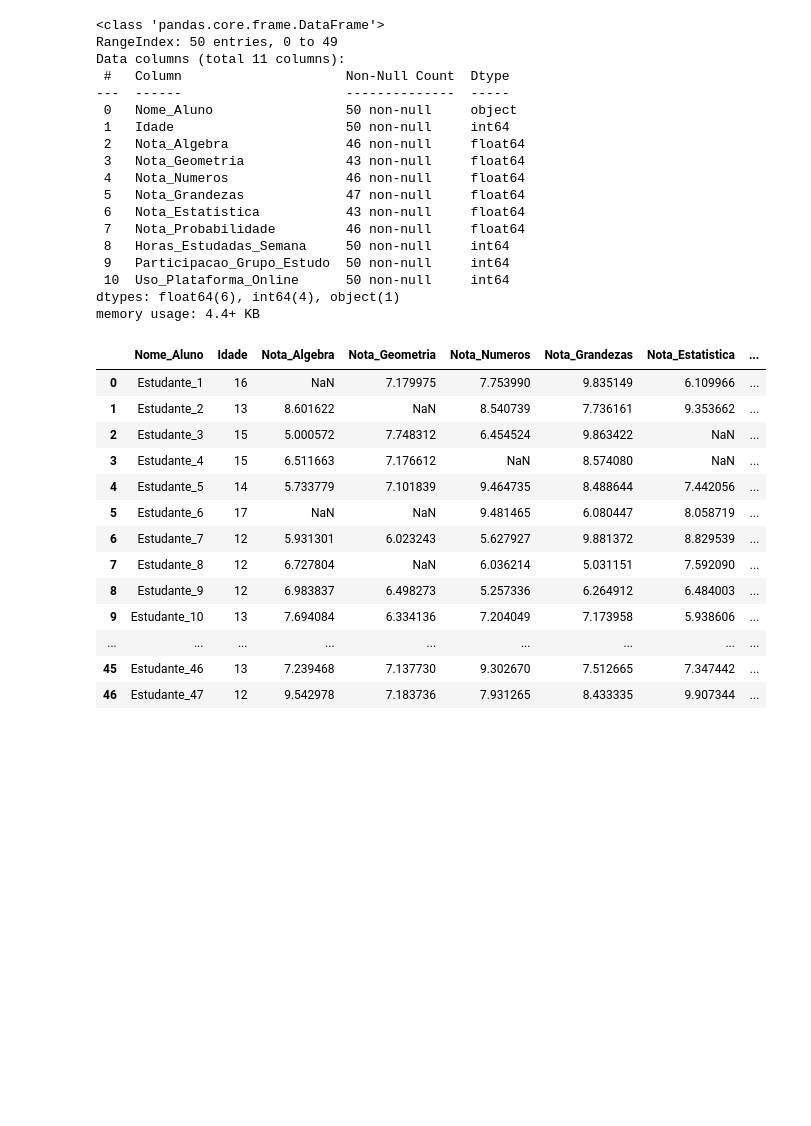
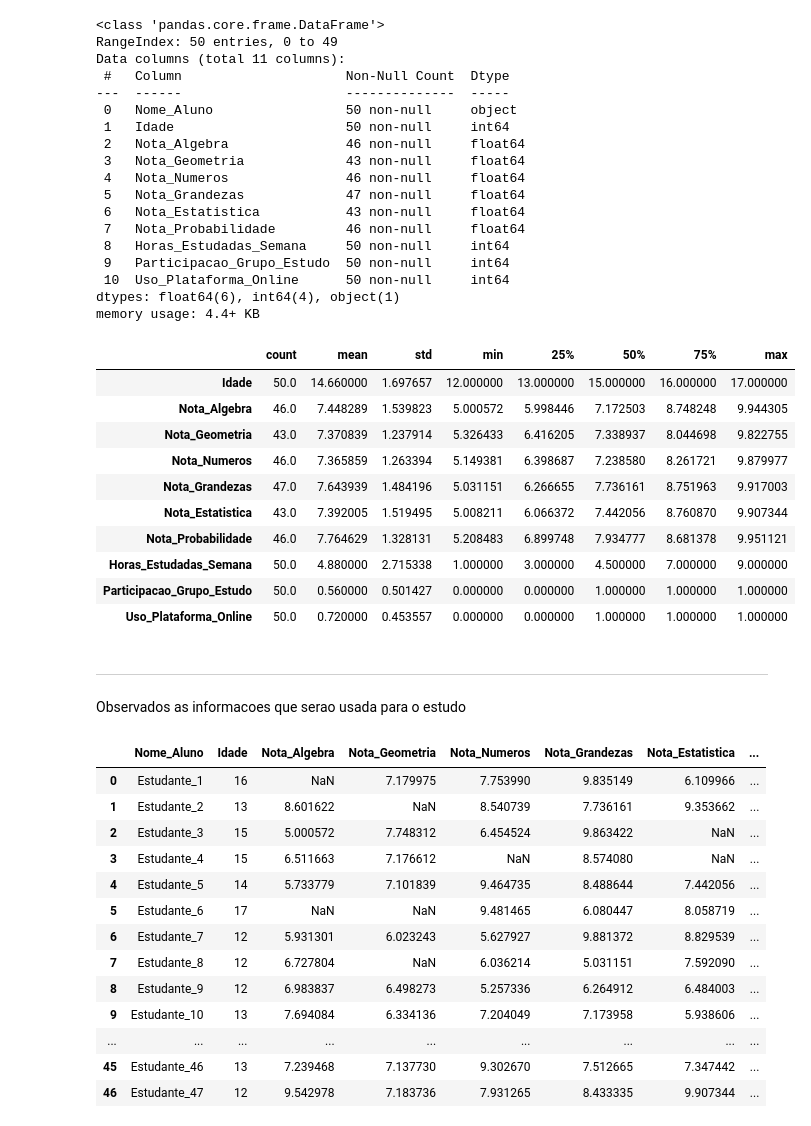
Before and after one commit to thiago-laza/pandas-alura, a Jupyter notebook: c1_conhecendo_a_biblioteca/estudo/estudo01.ipynb, the cells around one changed output. Cells and saved outputs as stored; diff of their text form; code cells hidden in the pictures; blank space fills up the shorter version.

```diff
--- a/c1_conhecendo_a_biblioteca/estudo/estudo01.ipynb
+++ b/c1_conhecendo_a_biblioteca/estudo/estudo01.ipynb
@@ -54,6 +60,24 @@ Data columns (total 11 columns):
  10  Uso_Plataforma_Online      50 non-null     int64
 dtypes: float64(6), int64(4), object(1)
 memory usage: 4.4+ KB
+# %%
+dados.describe().T
+# %% [output]
+|  | count | mean | std | min | 25% | 50% | 75% | max |
+| Idade | 50.0 | 14.660000 | 1.697657 | 12.000000 | 13.000000 | 15.000000 | 16.000000 | 17.000000 |
+| Nota_Algebra | 46.0 | 7.448289 | 1.539823 | 5.000572 | 5.998446 | 7.172503 | 8.748248 | 9.944305 |
+| Nota_Geometria | 43.0 | 7.370839 | 1.237914 | 5.326433 | 6.416205 | 7.338937 | 8.044698 | 9.822755 |
+| Nota_Numeros | 46.0 | 7.365859 | 1.263394 | 5.149381 | 6.398687 | 7.238580 | 8.261721 | 9.879977 |
+| Nota_Grandezas | 47.0 | 7.643939 | 1.484196 | 5.031151 | 6.266655 | 7.736161 | 8.751963 | 9.917003 |
+| Nota_Estatistica | 43.0 | 7.392005 | 1.519495 | 5.008211 | 6.066372 | 7.442056 | 8.760870 | 9.907344 |
+| Nota_Probabilidade | 46.0 | 7.764629 | 1.328131 | 5.208483 | 6.899748 | 7.934777 | 8.681378 | 9.951121 |
+| Horas_Estudadas_Semana | 50.0 | 4.880000 | 2.715338 | 1.000000 | 3.000000 | 4.500000 | 7.000000 | 9.000000 |
+| Participacao_Grupo_Estudo | 50.0 | 0.560000 | 0.501427 | 0.000000 | 0.000000 | 1.000000 | 1.000000 | 1.000000 |
+| Uso_Plataforma_Online | 50.0 | 0.720000 | 0.453557 | 0.000000 | 0.000000 | 1.000000 | 1.000000 | 1.000000 |
+# %% [markdown]
+---
+# %% [markdown]
+Observados as informacoes que serao usada para o estudo
 # %%
 df_estudo = dados.drop(columns=["Horas_Estudadas_Semana", "Participacao_Grupo_Estudo", "Uso_Plataforma_Online"])
 df_estudo
```
Also changed, not shown: parts of 52 cells of this notebook, 5 other files.
